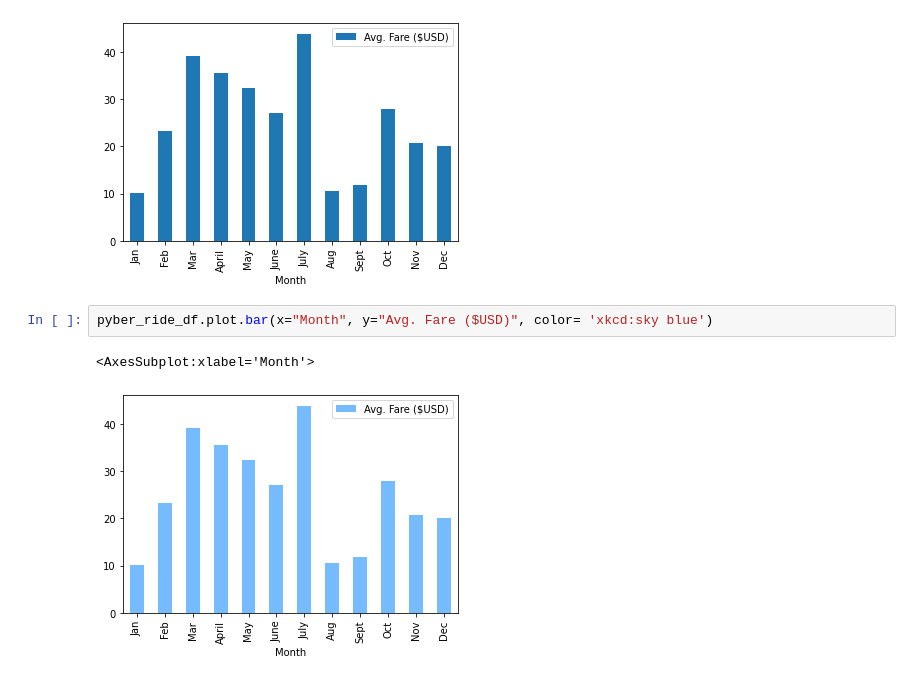
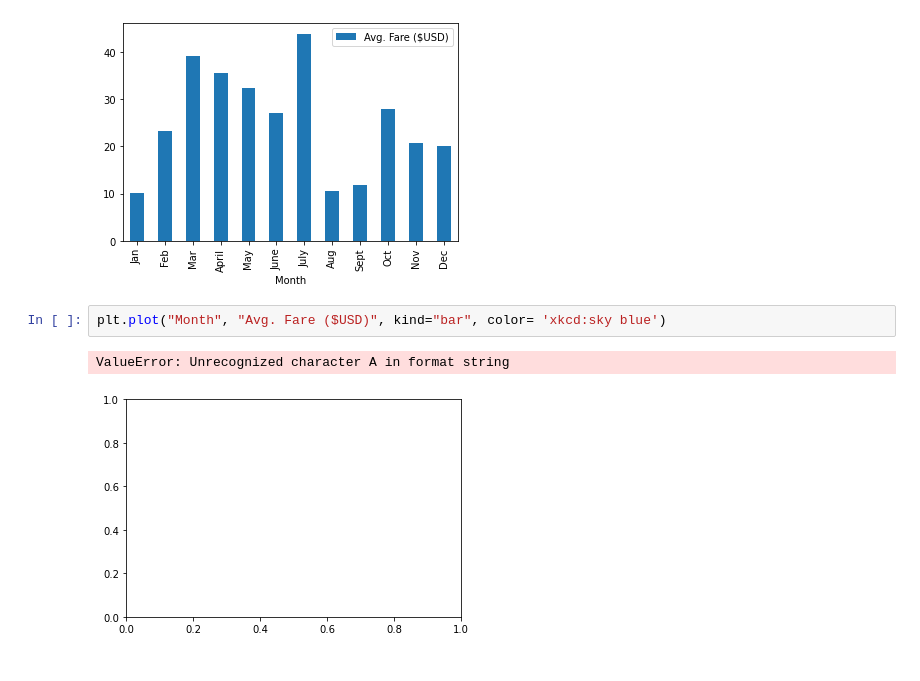
Before and after one commit to smilesandsobs/PyBer_Analysis, a Jupyter notebook: PyBer_ride_data.ipynb, the cells around one changed output. Cells and saved outputs as stored; diff of their text form.

```diff
--- a/PyBer_ride_data.ipynb
+++ b/PyBer_ride_data.ipynb
@@ -54,7 +54,7 @@ pyber_ride_df.plot(x="Month", y="Avg. Fare ($USD)", kind='bar')
 <AxesSubplot:xlabel='Month'>
 [figure]
 # %%
-pyber_ride_df.plot.bar(x="Month", y="Avg. Fare ($USD)", color= 'xkcd:sky blue')
+plt.plot("Month", "Avg. Fare ($USD)", kind="bar", color= 'xkcd:sky blue')
 # %% [output]
-<AxesSubplot:xlabel='Month'>
+ValueError: Unrecognized character A in format string
-[figure, old version]
+[figure, new version]
```
Also changed, not shown: 2 other files.
